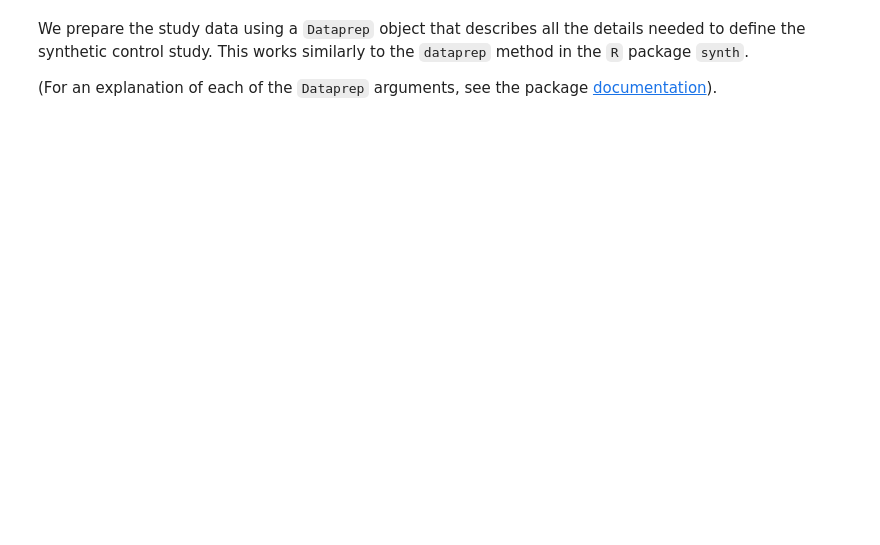
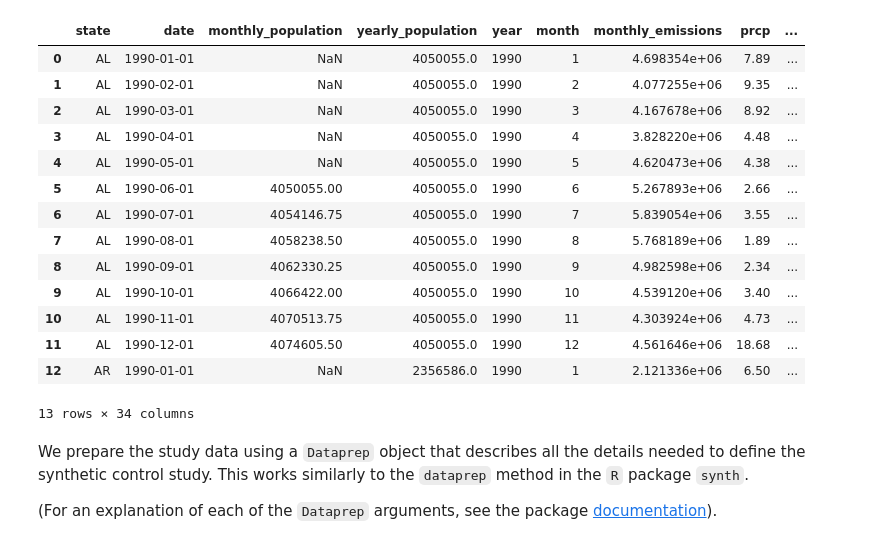
Before and after one commit to jableable/regulators, a Jupyter notebook: Models/Synthetic_Control/Jared/de_synthetic_control.ipynb, the cells around one changed output. Cells and saved outputs as stored; diff of their text form; code cells hidden in the pictures; blank space fills up the shorter version.

```diff
--- a/Models/Synthetic_Control/Jared/de_synthetic_control.ipynb
+++ b/Models/Synthetic_Control/Jared/de_synthetic_control.ipynb
@@ -7,6 +7,24 @@ from my_pysyncon import Dataprep, Synth, AugSynth
 
 df_mo = pd.read_csv('../../../SharedData/total_state_data.csv')
 df_yr = pd.read_csv('../../../SharedData/yearly_total_data.csv')
+# %%
+df_mo.head(13)
+# %% [output]
+|  | state | date | monthly_population | yearly_population | year | month | monthly_emissions | prcp | ... |
+| 0 | AL | 1990-01-01 | NaN | 4050055.0 | 1990 | 1 | 4.698354e+06 | 7.89 | ... |
+| 1 | AL | 1990-02-01 | NaN | 4050055.0 | 1990 | 2 | 4.077255e+06 | 9.35 | ... |
+| 2 | AL | 1990-03-01 | NaN | 4050055.0 | 1990 | 3 | 4.167678e+06 | 8.92 | ... |
+| 3 | AL | 1990-04-01 | NaN | 4050055.0 | 1990 | 4 | 3.828220e+06 | 4.48 | ... |
+| 4 | AL | 1990-05-01 | NaN | 4050055.0 | 1990 | 5 | 4.620473e+06 | 4.38 | ... |
+| 5 | AL | 1990-06-01 | 4050055.00 | 4050055.0 | 1990 | 6 | 5.267893e+06 | 2.66 | ... |
+| 6 | AL | 1990-07-01 | 4054146.75 | 4050055.0 | 1990 | 7 | 5.839054e+06 | 3.55 | ... |
+| 7 | AL | 1990-08-01 | 4058238.50 | 4050055.0 | 1990 | 8 | 5.768189e+06 | 1.89 | ... |
+| 8 | AL | 1990-09-01 | 4062330.25 | 4050055.0 | 1990 | 9 | 4.982598e+06 | 2.34 | ... |
+| 9 | AL | 1990-10-01 | 4066422.00 | 4050055.0 | 1990 | 10 | 4.539120e+06 | 3.40 | ... |
+| 10 | AL | 1990-11-01 | 4070513.75 | 4050055.0 | 1990 | 11 | 4.303924e+06 | 4.73 | ... |
+| 11 | AL | 1990-12-01 | 4074605.50 | 4050055.0 | 1990 | 12 | 4.561646e+06 | 18.68 | ... |
+| 12 | AR | 1990-01-01 | NaN | 2356586.0 | 1990 | 1 | 2.121336e+06 | 6.50 | ... |
+13 rows × 34 columns
 # %%
 # add a bunch of features (these will eventually get moved to combine_files.ipynb)
 
```
Also changed, not shown: parts of 8 cells of this notebook.
